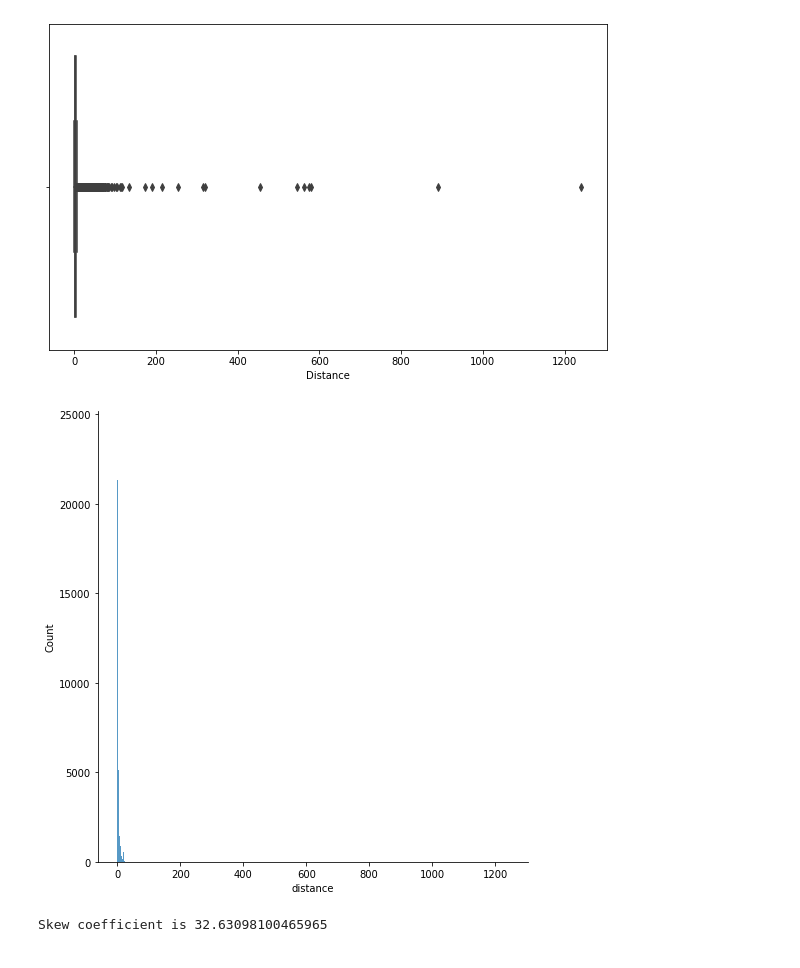
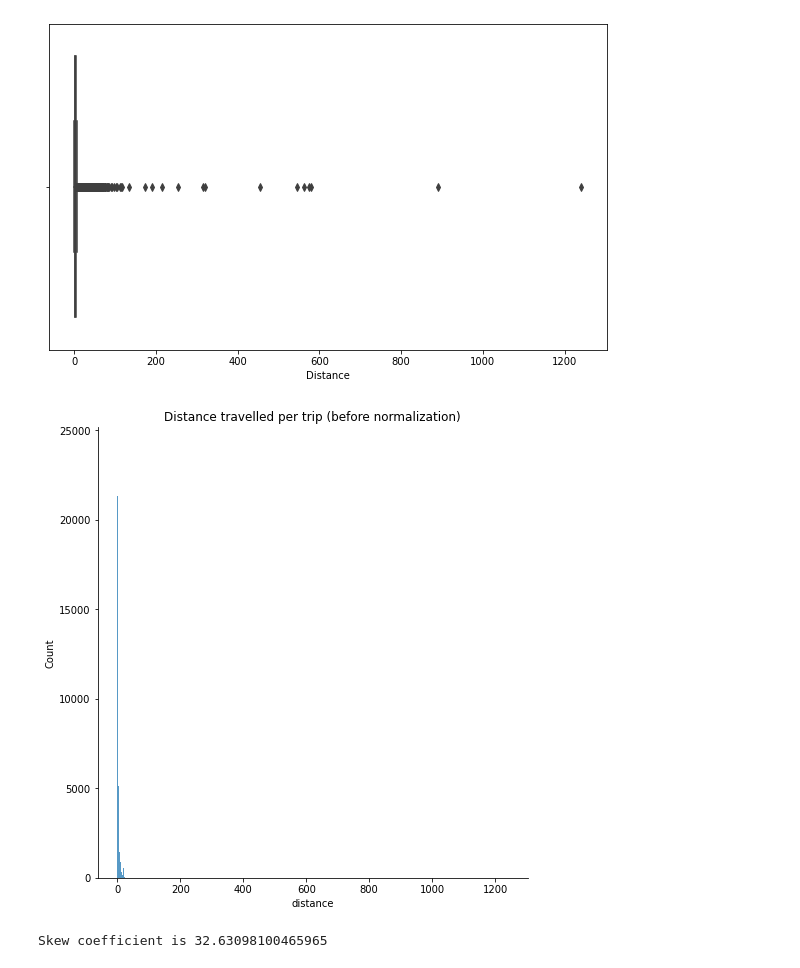
Before and after one commit to Kunaltembhare003/NYC-taxi-trip-time-Prediction, a Jupyter notebook: NYC_Taxi_Trip_Time_Prediction_Capstone_Project.ipynb, the cells around one changed output. Cells and saved outputs as stored; diff of their text form; code cells hidden in the pictures.

```diff
--- a/NYC_Taxi_Trip_Time_Prediction_Capstone_Project.ipynb
+++ b/NYC_Taxi_Trip_Time_Prediction_Capstone_Project.ipynb
@@ -309,9 +311,10 @@ plt.show()
 # %%
 
 sns.displot(data=data, x='distance', height=7,aspect=1)
+plt.title("Distance travelled per trip (before normalization)")
 plt.show()
 # %% [output]
-[figure, old version]
+[figure, new version]
 # %%
 print(f"Skew coefficient is {data['distance'].skew()}")
 # %% [output]
```
Also changed, not shown: parts of 51 cells of this notebook.
